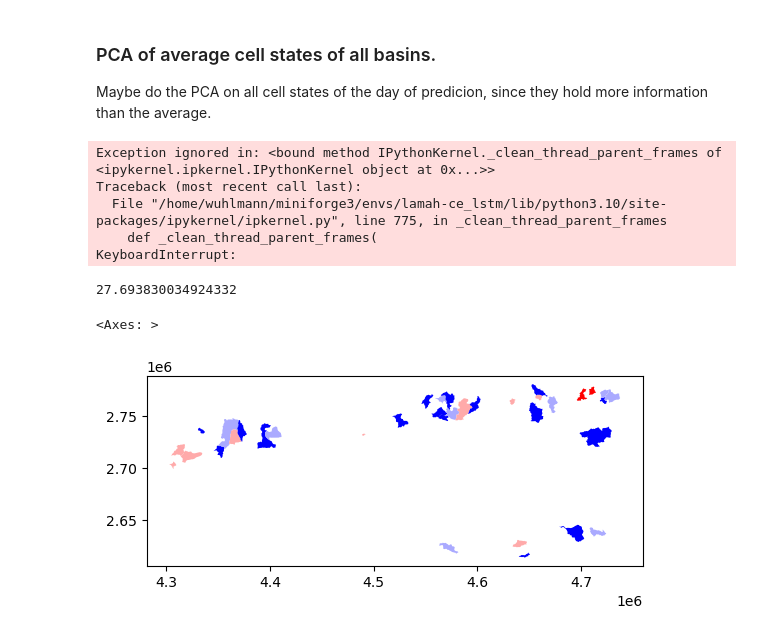
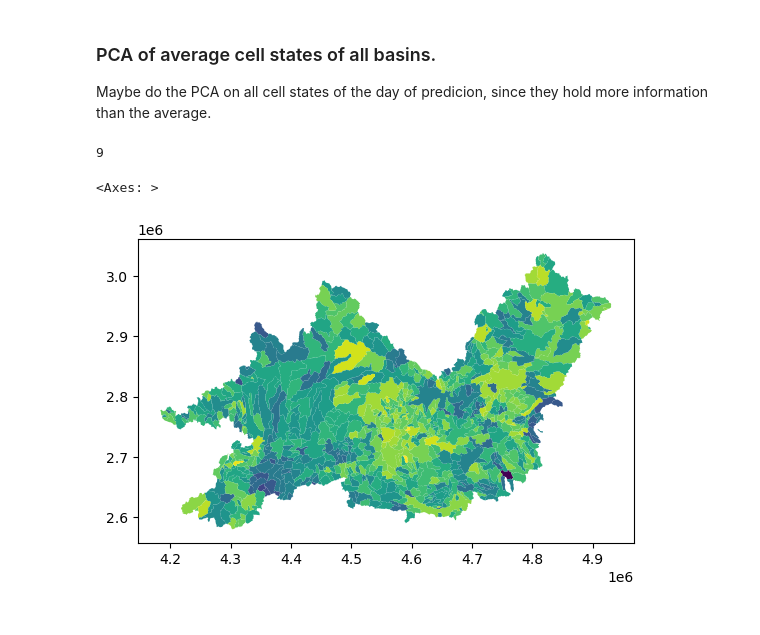
Before and after one commit to tripleUU-U/lamah-ce_lstm, a Jupyter notebook: analysis/state_analysis.ipynb, the cells around one changed output. Saved outputs shown, nothing was run; the diff lists cells and outputs as text; code cells hidden in the pictures.

```diff
--- a/analysis/state_analysis.ipynb
+++ b/analysis/state_analysis.ipynb
@@ -228,23 +205,18 @@ for variant, ax in zip(["full_n","full_r", "filter_n", "filter_r"], axs.ravel())
 
 Maybe do the PCA on all cell states of the day of predicion, since they hold more information than the average.
 # %%
-with open("/home/wuhlmann/BA/data/processed_data/cell_states/512_batch_size_2711_095750_cell_states.p", "rb") as f:
-    filtered_raw_cell_states = pickle.load(f)
+#with open("/home/wuhlmann/BA/data/processed_data/cell_states/512_batch_size_2711_095750_cell_states.p", "rb") as f:
+#    filtered_raw_cell_states = pickle.load(f)
+#
+#filtered_raw_cell_states = dict(sorted(filtered_raw_cell_states.items(), key=lambda item: int(item[0])))
+#
+#f_c_means = np.vstack([filtered_raw_cell_states[b]["c_mean"] for b in filtered_raw_cell_states.keys()])
 
-filtered_raw_cell_states = dict(sorted(filtered_raw_cell_states.items(), key=lambda item: int(item[0])))
+with open("/home/wuhlmann/BA/data/processed_data/cell_states/full_q_512_3011_185525_cell_states.p", "rb") as f:
+    full_raw_cell_states = pickle.load(f)
 
-f_c_means = np.vstack([filtered_raw_cell_states[b]["c_mean"] for b in filtered_raw_cell_states.keys()])
-
-#with open("/home/wuhlmann/BA/data/processed_data/cell_states/full_q_512_3011_185525_cell_states.p", "rb") as f:
-#    full_raw_cell_states = pickle.load(f)
-#
-#q_c_means = np.vstack([full_raw_cell_states[b]["c_mean"] for b in full_raw_cell_states.keys()])
+# Since the cell state extraction is done in parallel, the results dict is unorded. Sort by basin id.
+full_raw_cell_states = dict(sorted(full_raw_cell_states.items(), key=lambda item: int(item[0])))
-# %% [output]
-Exception ignored in: <bound method IPythonKernel._clean_thread_parent_frames of <ipykernel.ipkernel.IPythonKernel object at 0x...>>
-Traceback (most recent call last):
-  File "/home/wuhlmann/miniforge3/envs/lamah-ce_lstm/lib/python3.10/site-packages/ipykernel/ipkernel.py", line 775, in _clean_thread_parent_frames
-    def _clean_thread_parent_frames(
-KeyboardInterrupt:
 # %%
 from sklearn.decomposition import PCA
 from sklearn.preprocessing import StandardScaler
@@ -255,18 +227,18 @@ num_PC_ber_basin = {}
 
 pca_09 = PCA(n_components=0.9, random_state=1277)
 
-for id, cell_state in tqdm(filtered_raw_cell_states.items()):
+for id, cell_state in tqdm(full_raw_cell_states.items()):
 
 	pca_09.fit(scaler.fit_transform(cell_state["c_last"]))
 
 	num_PC_ber_basin[id] = len(pca_09.explained_variance_)
 # %%
-np.mean(list(num_PC_ber_basin.values()))
+np.min(list(num_PC_ber_basin.values()))
 # %% [output]
-27.693830034924332
+9
 # %%
 lamah_gdf["numPC"] = list(num_PC_ber_basin.values())
-lamah_gdf[lamah_gdf["numPC"] > 35].plot(column="numPC", cmap="bwr")
+lamah_gdf.plot(column="numPC", cmap="viridis")
 # %% [output]
 <Axes: >
-[figure, old version]
+[figure, new version]
```
Also changed, not shown: parts of 4 cells of this notebook, 2 other files.
